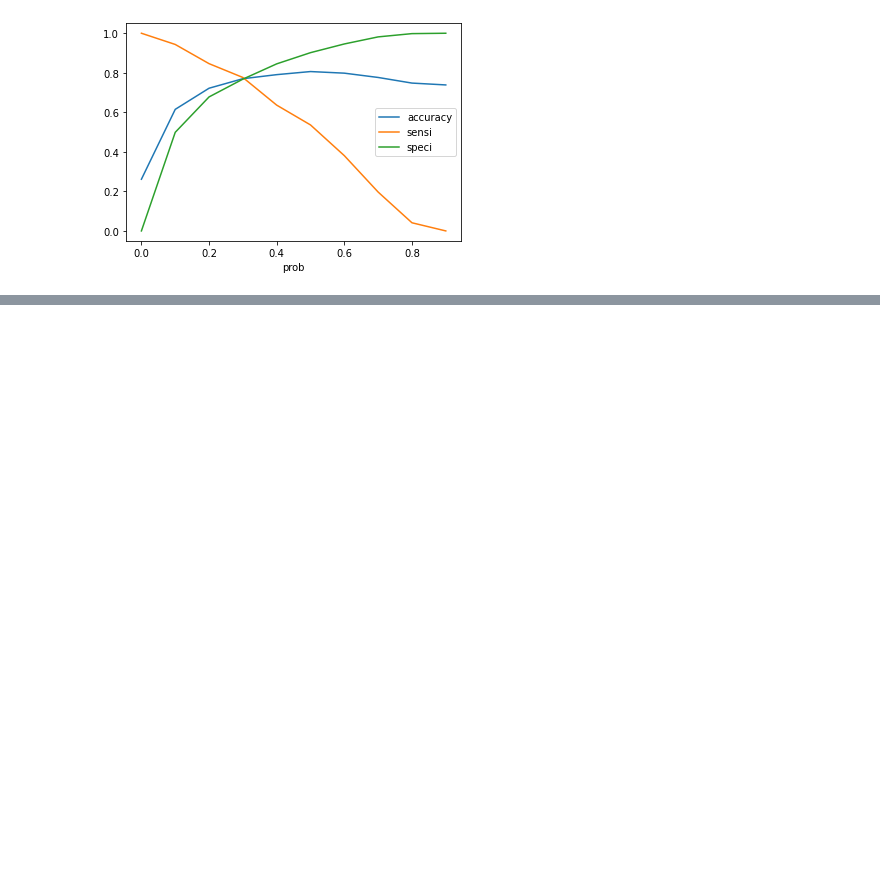
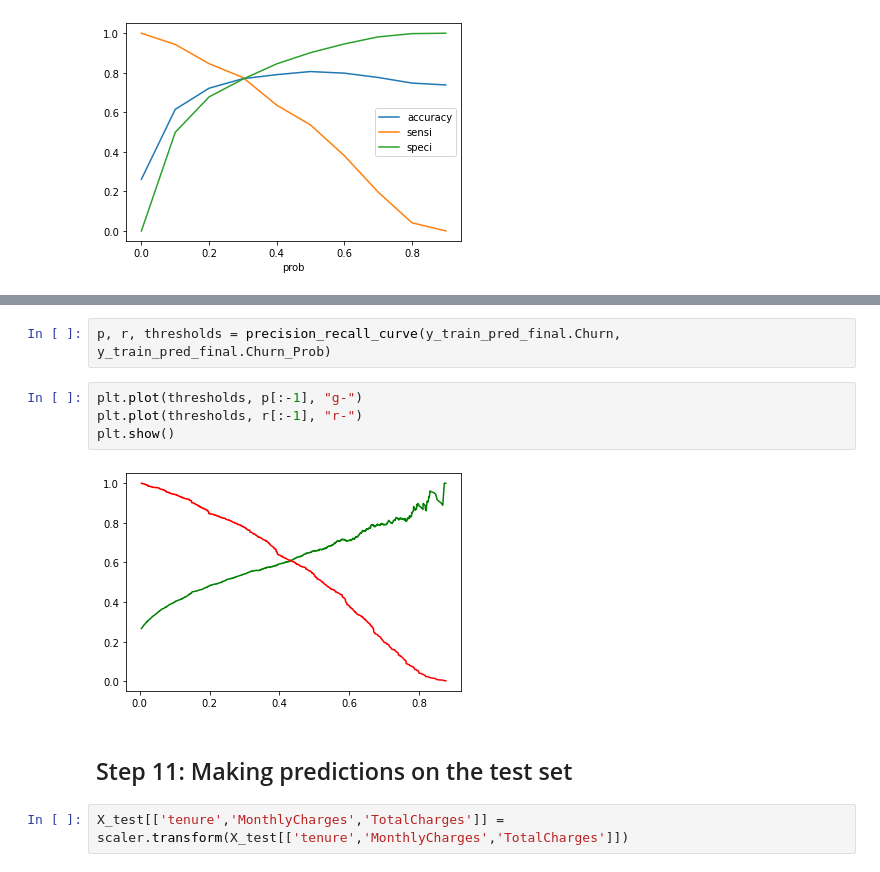
Before and after one commit to kc11381/TelecomChurn_LogisticRegressionModel, a Jupyter notebook: kc_telecom_churn.ipynb, the cells around one changed output, grey strips where cells are left out. Saved outputs shown, nothing was run; the diff lists cells and outputs as text; blank space fills up the shorter version.

Commit message:
model and evaluation against test data conpleted

```diff
--- a/kc_telecom_churn.ipynb
+++ b/kc_telecom_churn.ipynb
@@ -944,0 +1053,12 @@ plt.show()
+# %%
+p, r, thresholds = precision_recall_curve(y_train_pred_final.Churn, y_train_pred_final.Churn_Prob)
+# %%
+plt.plot(thresholds, p[:-1], "g-")
+plt.plot(thresholds, r[:-1], "r-")
+plt.show()
+# %% [output]
+[figure, added]
+# %% [markdown]
+## Step 11: Making predictions on the test set
+# %%
+X_test[['tenure','MonthlyCharges','TotalCharges']] = scaler.transform(X_test[['tenure','MonthlyCharges','TotalCharges']])
```
Also changed, not shown: parts of 53 cells of this notebook.
